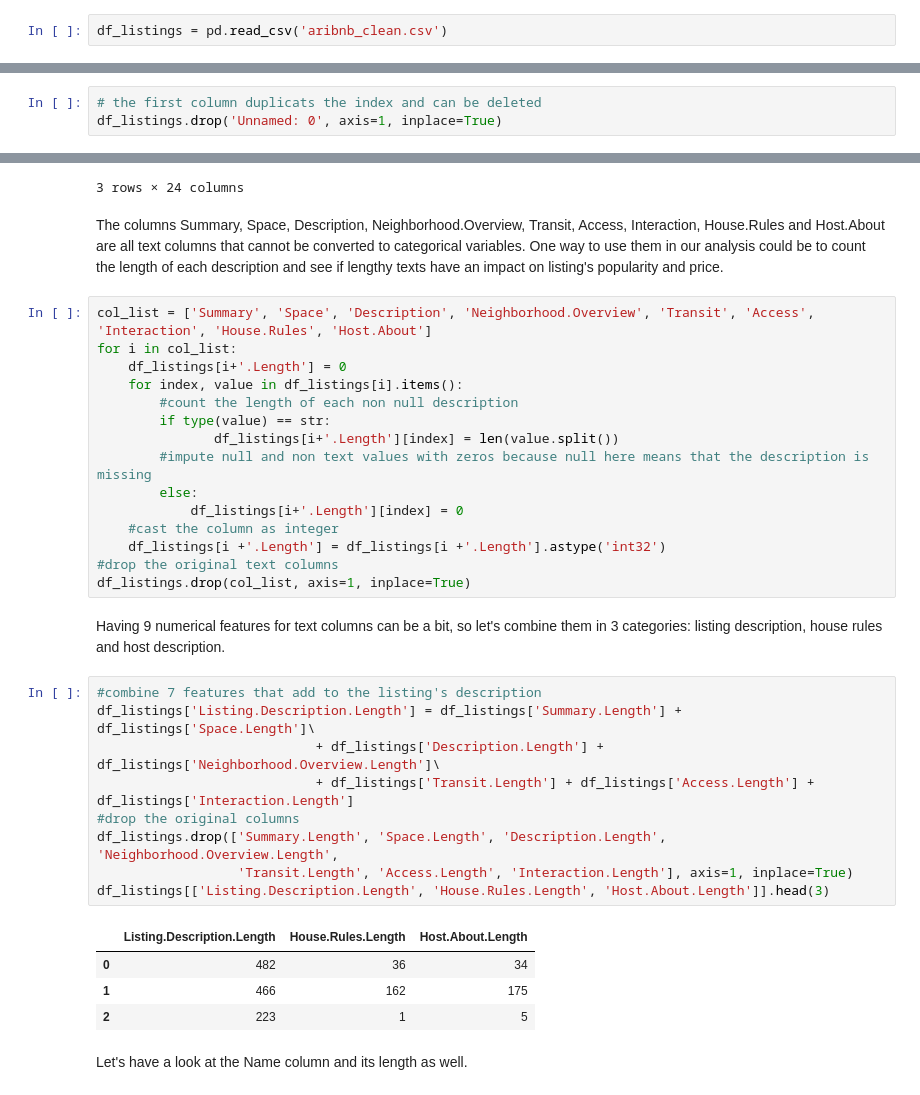
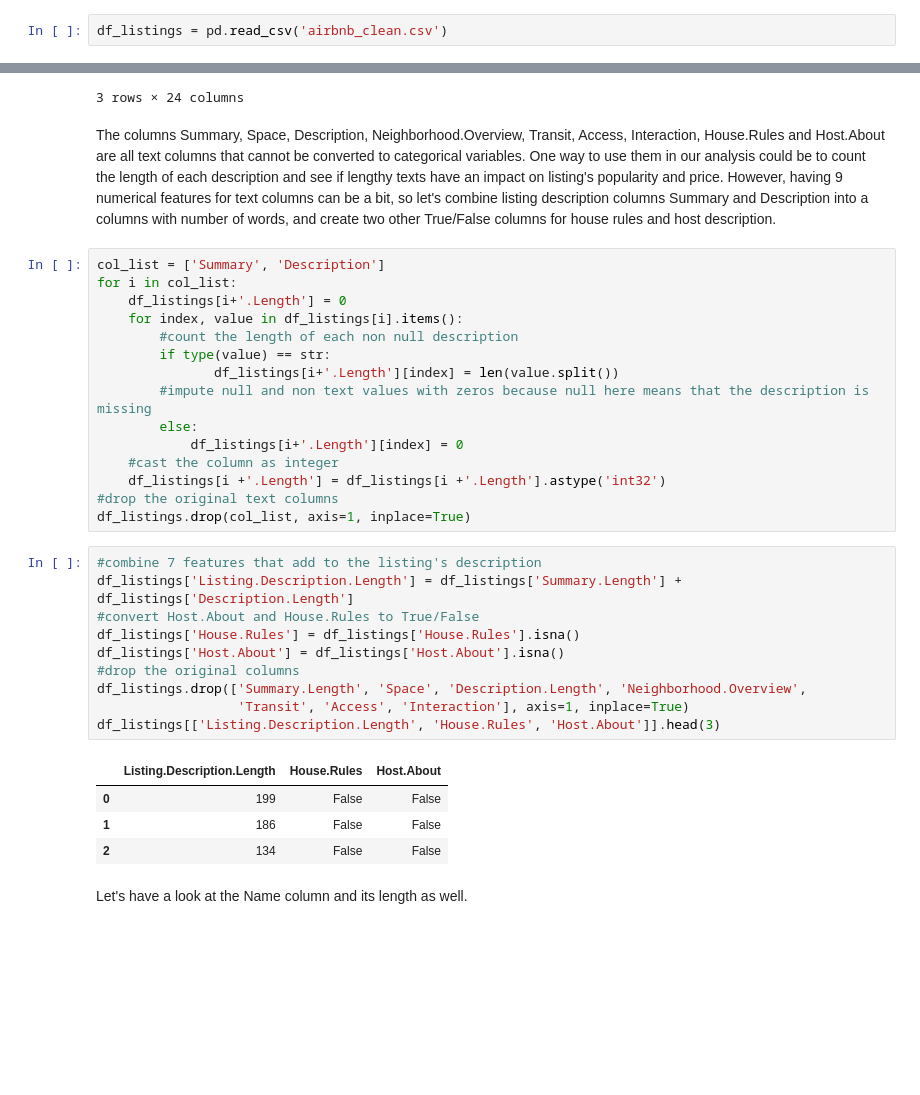
Before and after one commit to ekaterinaleks/preparation_for_final_project, a Jupyter notebook: eda_with_python.ipynb, the cells around one changed output, grey strips where cells are left out. Drawn from its saved outputs; the diff is of its cells as text; blank space fills up the shorter version.

```diff
--- a/eda_with_python.ipynb
+++ b/eda_with_python.ipynb
@@ -7,5 +8,5 @@ pd.options.mode.chained_assignment = None
 # %%
-df_listings = pd.read_csv('aribnb_clean.csv')
+df_listings = pd.read_csv('airbnb_clean.csv')
 # %%
 len(list(df_listings.columns))
 # %% [output]
@@ -23,6 +24,3 @@ df_listings.head(3)
-# %%
-# the first column duplicats the index and can be deleted
-df_listings.drop('Unnamed: 0', axis=1, inplace=True)
 # %% [markdown]
 ## Object-type columns
 # %% [markdown]
@@ -85,9 +83,9 @@ df_listings.select_dtypes(include='object').head(3)
 | 2 | Centric room with a balcony | Lominous room for rent in the hea... | Lominous room for rent in the hea... | Lominous room for rent in the hea... | - | - | - | - | ... |
 3 rows × 24 columns
 # %% [markdown]
-The columns Summary, Space, Description, Neighborhood.Overview, Transit, Access, Interaction, House.Rules and Host.About are all text columns that cannot be converted to categorical variables. One way to use them in our analysis could be to count the length of each description and see if lengthy texts have an impact on listing's popularity and price.
+The columns Summary, Space, Description, Neighborhood.Overview, Transit, Access, Interaction, House.Rules and Host.About are all text columns that cannot be converted to categorical variables. One way to use them in our analysis could be to count the length of each description and see if lengthy texts have an impact on listing's popularity and price. However, having 9 numerical features for text columns can be a bit, so let's combine listing description columns Summary and Description into a columns with number of words, and create two other True/False columns for house rules and host description.
 # %%
-col_list = ['Summary', 'Space', 'Description', 'Neighborhood.Overview', 'Transit', 'Access', 'Interaction', 'House.Rules', 'Host.About']
+col_list = ['Summary', 'Description']
 for i in col_list:
     df_listings[i+'.Length'] = 0
     for index, value in df_listings[i].items():
@@ -101,22 +99,21 @@ for i in col_list:
     df_listings[i +'.Length'] = df_listings[i +'.Length'].astype('int32')
 #drop the original text columns
 df_listings.drop(col_list, axis=1, inplace=True)
-# %% [markdown]
-Having 9 numerical features for text columns can be a bit, so let's combine them in 3 categories: listing description, house rules and host description.
 # %%
 #combine 7 features that add to the listing's description
-df_listings['Listing.Description.Length'] = df_listings['Summary.Length'] + df_listings['Space.Length']\
-                            + df_listings['Description.Length'] + df_listings['Neighborhood.Overview.Length']\
-                            + df_listings['Transit.Length'] + df_listings['Access.Length'] + df_listings['Interaction.Length']
+df_listings['Listing.Description.Length'] = df_listings['Summary.Length'] + df_listings['Description.Length']
+#convert Host.About and House.Rules to True/False
+df_listings['House.Rules'] = df_listings['House.Rules'].isna()
+df_listings['Host.About'] = df_listings['Host.About'].isna()
 #drop the original columns
-df_listings.drop(['Summary.Length', 'Space.Length', 'Description.Length', 'Neighborhood.Overview.Length',
-                  'Transit.Length', 'Access.Length', 'Interaction.Length'], axis=1, inplace=True)
-df_listings[['Listing.Description.Length', 'House.Rules.Length', 'Host.About.Length']].head(3)
+df_listings.drop(['Summary.Length', 'Space', 'Description.Length', 'Neighborhood.Overview',
+                  'Transit', 'Access', 'Interaction'], axis=1, inplace=True)
+df_listings[['Listing.Description.Length', 'House.Rules', 'Host.About']].head(3)
 # %% [output]
-|  | Listing.Description.Length | House.Rules.Length | Host.About.Length |
-| 0 | 482 | 36 | 34 |
-| 1 | 466 | 162 | 175 |
-| 2 | 223 | 1 | 5 |
+|  | Listing.Description.Length | House.Rules | Host.About |
+| 0 | 199 | False | False |
+| 1 | 186 | False | False |
+| 2 | 134 | False | False |
 # %% [markdown]
 Let's have a look at the Name column and its length as well.
 # %%
```
Also changed, not shown: parts of 53 cells of this notebook, 6 other files.
